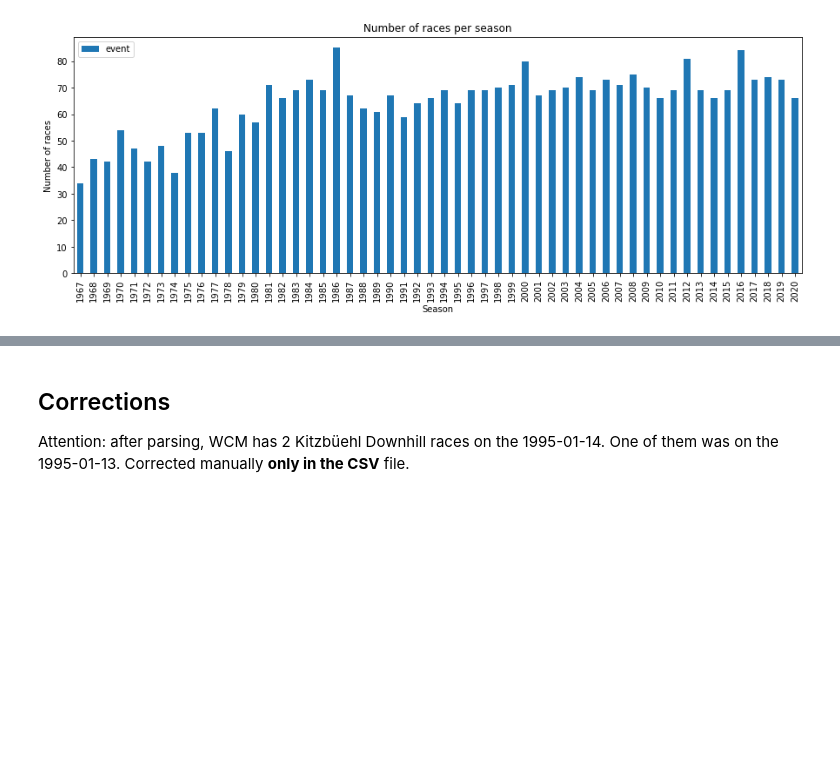
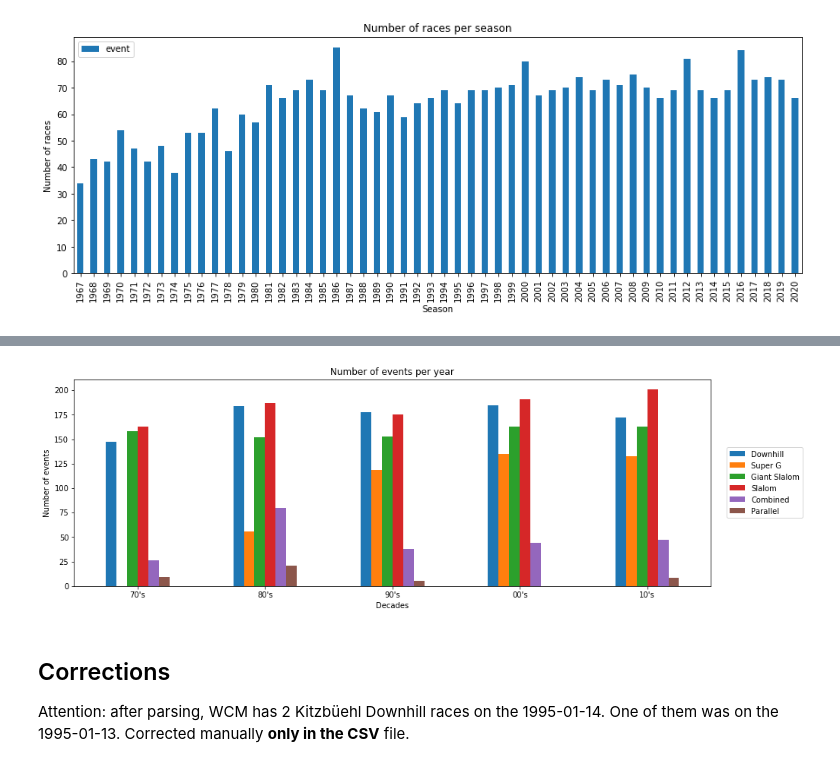
Before and after one commit to com-480-data-visualization/com-480-project-data-viz-le-6, a Jupyter notebook: analysis/data_exploratory.ipynb, the cells around one changed output, grey strips where cells are left out. Drawn from its saved outputs; the diff is of its cells as text; code cells hidden in the pictures; blank space fills up the shorter version.

Commit message:
Add graph evolutions of the events in the exploratory

```diff
--- a/analysis/data_exploratory.ipynb
+++ b/analysis/data_exploratory.ipynb
@@ -84,3 +84,6 @@ axes.set_ylabel("Number of races")
 fig.savefig('races_per_year.png')
 # %% [output]
 [figure]
+# %%
+def number_races_events(df, year):
+    return df[df['season'] == year][['season', 'venue', 'event','date','gender']].drop_duplicates()[['venue', 'event']].groupby('event').count()
@@ -86,0 +96,17 @@ fig.savefig('races_per_year.png')
+# %%
+events = pd.DataFrame(columns=['Downhill','Super G','Giant Slalom','Slalom','Combined','Parallel','decade'])
+decades = ["70's", "80's", "90's", "00's", "10's"]
+
+start = 1970
+end = 1980
+i = 0
+while(end < 2021):
+    e = number_races_events(both[(both['season'] >= start) &(both['season'] < end)])
+    e = e.transpose().reset_index().drop('index', axis=1)
+    e['decade'] = decades[i]
+    e.set_index('decade')
+    events = pd.concat([events, e])
+    start +=10
+    end +=10
+    i+=1
+events = events.set_index('decade')
@@ -87,3 +123,14 @@ fig.savefig('races_per_year.png')
+# %%
+
+fig, axes = plt.subplots(nrows=1, ncols=1, figsize=(15,5))
+axes = events.plot.bar(ax=axes, title='Number of events per year',rot=0)
+axes.legend(loc="center right",bbox_to_anchor=(1.15, 0.5))
+axes.set_xlabel("Decades")
+axes.set_ylabel("Number of events")
+
+fig.savefig('events_per_decades.png')
+# %% [output]
+[figure, added]
 # %% [markdown]
 ## Corrections
 
```
Also changed, not shown: parts of 2 cells of this notebook, 2 other files.
